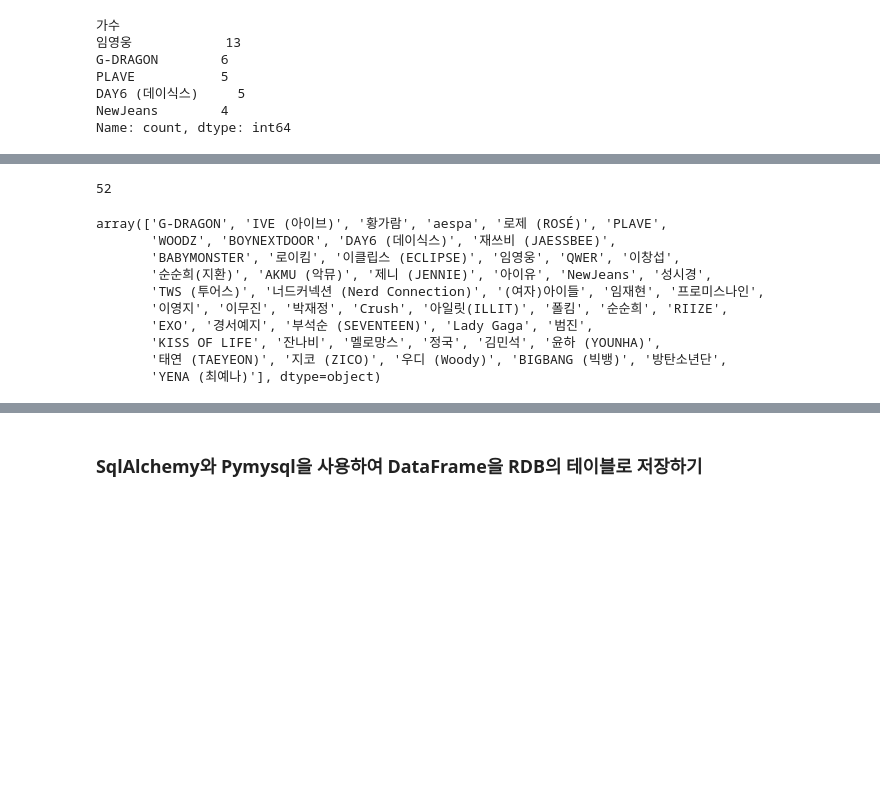
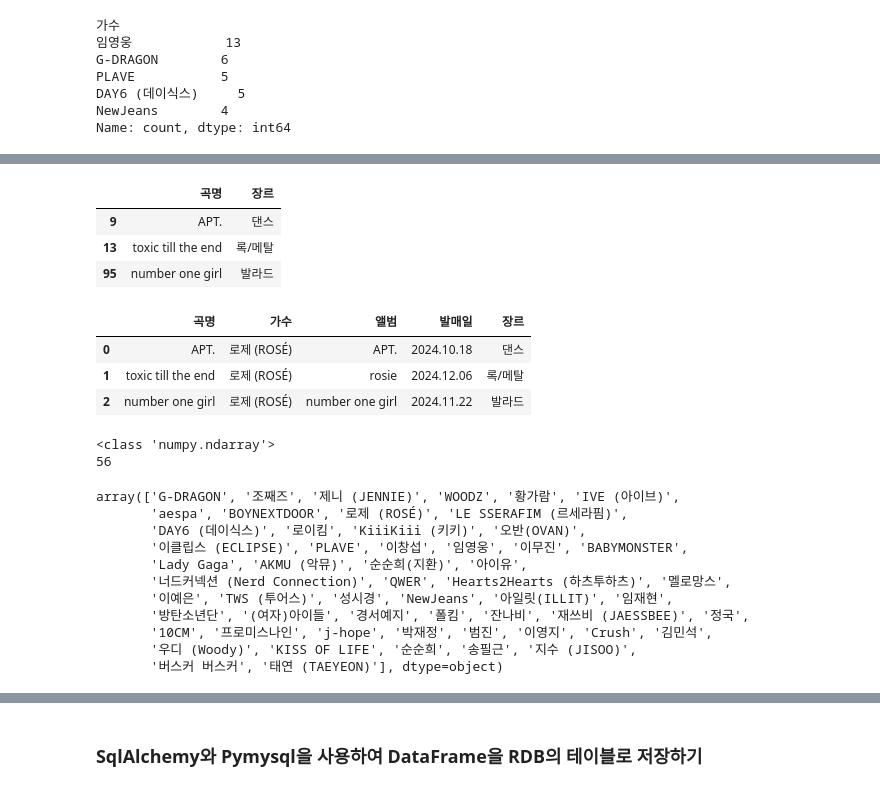
Before and after one commit to 19013na/WebScraping_Analysis, a Jupyter notebook: 04.Melon100차트_데이터파싱_DB저장.ipynb, the cells around one changed output, grey strips where cells are left out. Saved outputs shown, nothing was run; the diff lists cells and outputs as text; code cells hidden in the pictures; blank space fills up the shorter version.

```diff
--- a/04.Melon100차트_데이터파싱_DB저장.ipynb
+++ b/04.Melon100차트_데이터파싱_DB저장.ipynb
@@ -209,14 +224,49 @@ Name: count, dtype: int64
+# %%
+# 특정 가수의 노래 정보 출력하기
+# loc = location
+
+#song_df['가수'] == '로제 (ROSÉ)' # 결과값 boolean
+
+# 조건을 만족하는 특정 Row와 모든 컬럼이 출력됨
+#song_df.loc[song_df['가수'] == '로제 (ROSÉ)']
+
+# 노래 이름이랑 장르만 보고 싶으면?
+
+# series이기 때문에 결과가 표가 아님
+#song_df.loc[song_df['가수'] == '로제 (ROSÉ)', '곡명']
+
+# 조건을 만족하는 특정 Row와 선택된 특정 Column이 출력된다
+song_df.loc[song_df['가수'] == '로제 (ROSÉ)', ['곡명', '장르']]
+# %% [output]
+|  | 곡명 | 장르 |
+| 9 | APT. | 댄스 |
+| 13 | toxic till the end | 록/메탈 |
+| 95 | number one girl | 발라드 |
+# %%
+# 조건을 만족하는 특정 Row와 Slicing으로 선택된 특정 구간의 컬럼이 출력된다
+# 곡명부터 장르까지 출력 / index 변경하기기
+song_df.loc[song_df['가수'] == '로제 (ROSÉ)', '곡명':'장르'].reset_index(drop=True)
+# %% [output]
+|  | 곡명 | 가수 | 앨범 | 발매일 | 장르 |
+| 0 | APT. | 로제 (ROSÉ) | APT. | 2024.10.18 | 댄스 |
+| 1 | toxic till the end | 로제 (ROSÉ) | rosie | 2024.12.06 | 록/메탈 |
+| 2 | number one girl | 로제 (ROSÉ) | number one girl | 2024.11.22 | 발라드 |
 # %%
 # unique 한 가수명을 리스트 형태로 출력하기
+print(type(song_df['가수'].unique()))
+print(len(song_df['가수'].unique()))
+song_df['가수'].unique()
 # %% [output]
-52
+<class 'numpy.ndarray'>
+56
-array(['G-DRAGON', 'IVE (아이브)', '황가람', 'aespa', '로제 (ROSÉ)', 'PLAVE',
-       'WOODZ', 'BOYNEXTDOOR', 'DAY6 (데이식스)', '재쓰비 (JAESSBEE)',
-       'BABYMONSTER', '로이킴', '이클립스 (ECLIPSE)', '임영웅', 'QWER', '이창섭',
-       '순순희(지환)', 'AKMU (악뮤)', '제니 (JENNIE)', '아이유', 'NewJeans', '성시경',
-       'TWS (투어스)', '너드커넥션 (Nerd Connection)', '(여자)아이들', '임재현', '프로미스나인',
-       '이영지', '이무진', '박재정', 'Crush', '아일릿(ILLIT)', '폴킴', '순순희', 'RIIZE',
-       'EXO', '경서예지', '부석순 (SEVENTEEN)', 'Lady Gaga', '범진',
-       'KISS OF LIFE', '잔나비', '멜로망스', '정국', '김민석', '윤하 (YOUNHA)',
-       '태연 (TAEYEON)', '지코 (ZICO)', '우디 (Woody)', 'BIGBANG (빅뱅)', '방탄소년단',
-       'YENA (최예나)'], dtype=object)
+array(['G-DRAGON', '조째즈', '제니 (JENNIE)', 'WOODZ', '황가람', 'IVE (아이브)',
+       'aespa', 'BOYNEXTDOOR', '로제 (ROSÉ)', 'LE SSERAFIM (르세라핌)',
+       'DAY6 (데이식스)', '로이킴', 'KiiiKiii (키키)', '오반(OVAN)',
+       '이클립스 (ECLIPSE)', 'PLAVE', '이창섭', '임영웅', '이무진', 'BABYMONSTER',
+       'Lady Gaga', 'AKMU (악뮤)', '순순희(지환)', '아이유',
+       '너드커넥션 (Nerd Connection)', 'QWER', 'Hearts2Hearts (하츠투하츠)', '멜로망스',
+       '이예은', 'TWS (투어스)', '성시경', 'NewJeans', '아일릿(ILLIT)', '임재현',
+       '방탄소년단', '(여자)아이들', '경서예지', '폴킴', '잔나비', '재쓰비 (JAESSBEE)', '정국',
+       '10CM', '프로미스나인', 'j-hope', '박재정', '범진', '이영지', 'Crush', '김민석',
+       '우디 (Woody)', 'KISS OF LIFE', '순순희', '송필근', '지수 (JISOO)',
+       '버스커 버스커', '태연 (TAEYEON)'], dtype=object)
```
Also changed, not shown: parts of 13 cells of this notebook, 2 other files.
